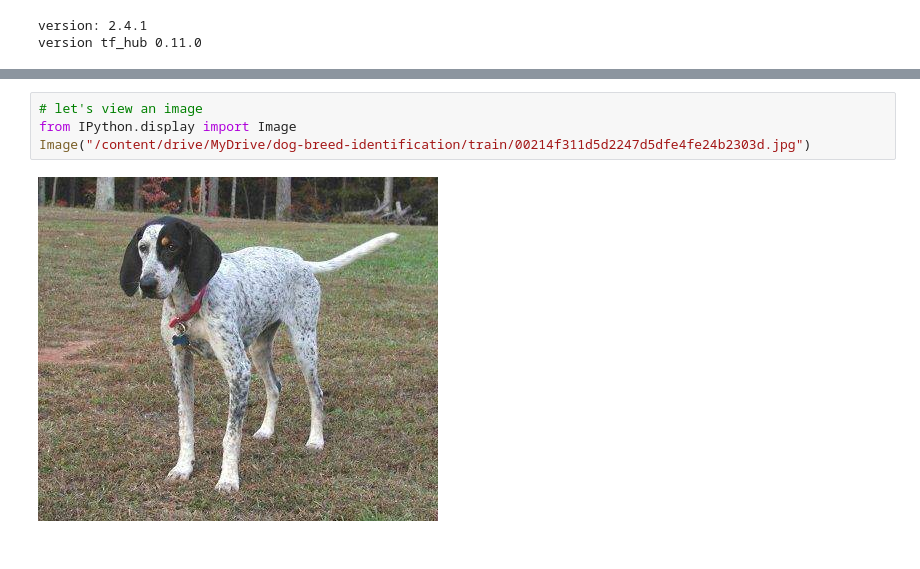
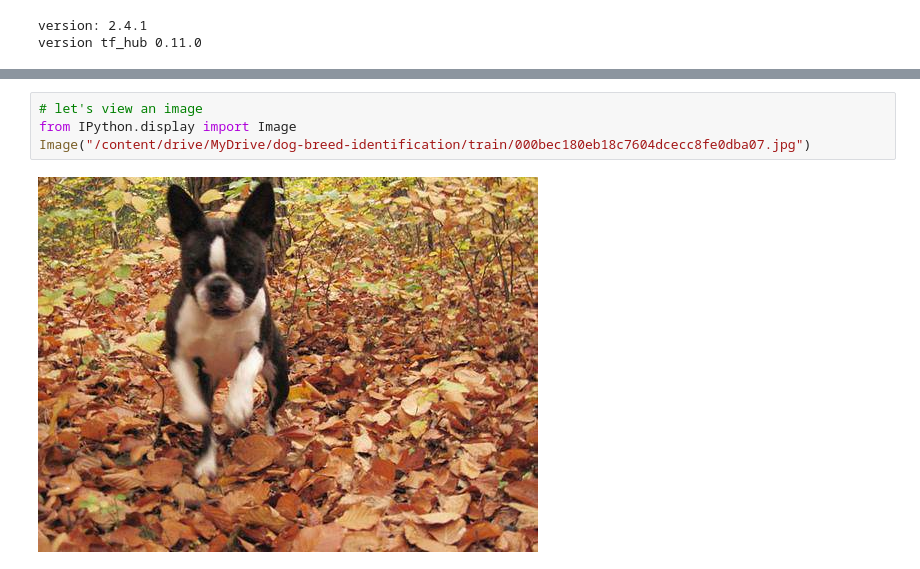
Before and after one commit to ouardaoui/ML, a Jupyter notebook: dog_vision.ipynb, the cells around one changed output, grey strips where cells are left out. Saved outputs shown, nothing was run; the diff lists cells and outputs as text.

```diff
--- a/dog_vision.ipynb
+++ b/dog_vision.ipynb
@@ -42,6 +42,6 @@ labels_csv["breed"].value_counts().plot.bar(figsize=(20,10))
 # %%
 # let's view an image
 from IPython.display import Image
-Image("/content/drive/MyDrive/dog-breed-identification/train/00214f311d5d2247d5dfe4fe24b2303d.jpg")
+Image("/content/drive/MyDrive/dog-breed-identification/train/000bec180eb18c7604dcecc8fe0dba07.jpg")
 # %% [output]
-[figure, old version]
+[figure, new version]
```
Also changed, not shown: parts of 21 cells of this notebook.
